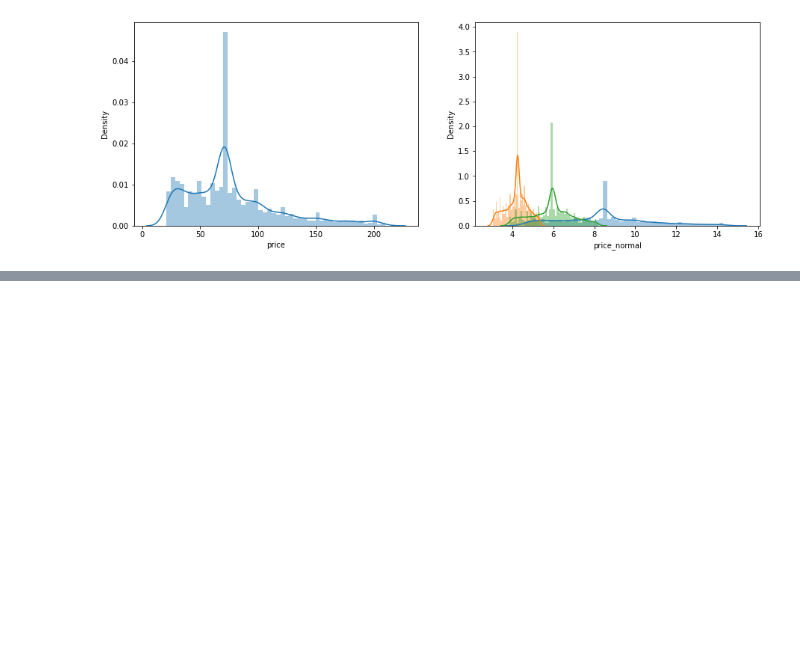
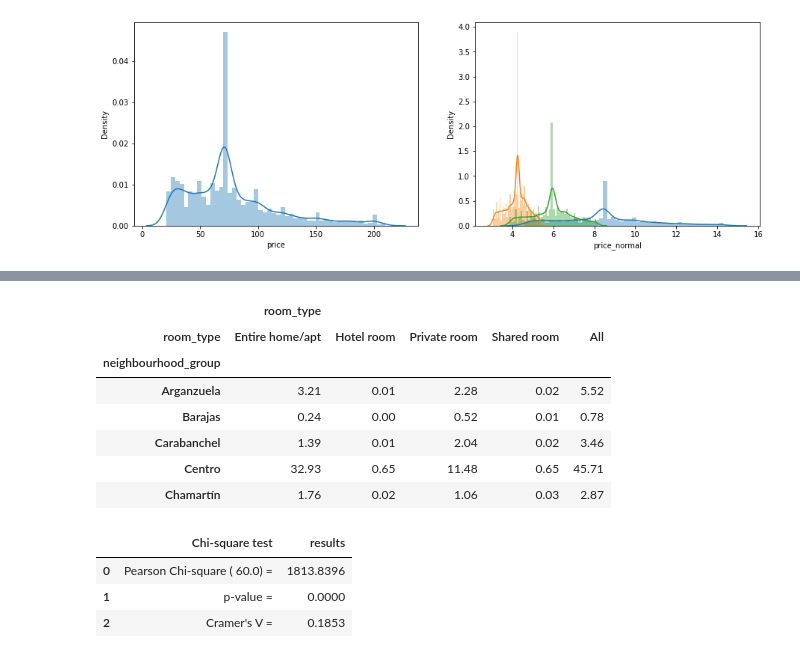
Before and after one commit to Adalab/Adalab-DA-promo-A-module-3-pairprog-3-pair-4-Alicia-Lidia, a Jupyter notebook: Test Estadísticos/test estadisticos 3/Pair estadisticos 3.ipynb, the cells around one changed output, grey strips where cells are left out. Saved outputs shown, nothing was run; the diff lists cells and outputs as text; code cells hidden in the pictures; blank space fills up the shorter version.

```diff
--- a/Test Estadísticos/test estadisticos 3/Pair estadisticos 3.ipynb
+++ b/Test Estadísticos/test estadisticos 3/Pair estadisticos 3.ipynb
@@ -181,0 +253,24 @@ Chequead la independencia entre las siguientes columnas: neighbourhood_group y r
+# %%
+#Chi- cuadrado
+crosstab, test_results, expected = rp.crosstab(df_boxcox["neighbourhood_group"], df["room_type"],
+                                               test= "chi-square",
+                                               expected_freqs= True,
+                                               prop= "cell")
+# %%
+crosstab.head()
+# %% [output]
+|  | room_type |  |  |  |  |
+| room_type | Entire home/apt | Hotel room | Private room | Shared room | All |
+| neighbourhood_group |  |  |  |  |  |
+| Arganzuela | 3.21 | 0.01 | 2.28 | 0.02 | 5.52 |
+| Barajas | 0.24 | 0.00 | 0.52 | 0.01 | 0.78 |
+| Carabanchel | 1.39 | 0.01 | 2.04 | 0.02 | 3.46 |
+| Centro | 32.93 | 0.65 | 11.48 | 0.65 | 45.71 |
+| Chamartín | 1.76 | 0.02 | 1.06 | 0.03 | 2.87 |
+# %%
+test_results
+# %% [output]
+|  | Chi-square test | results |
+| 0 | Pearson Chi-square ( 60.0) = | 1813.8396 |
+| 1 | p-value = | 0.0000 |
+| 2 | Cramer's V = | 0.1853 |
```
Also changed, not shown: parts of 20 cells of this notebook.
